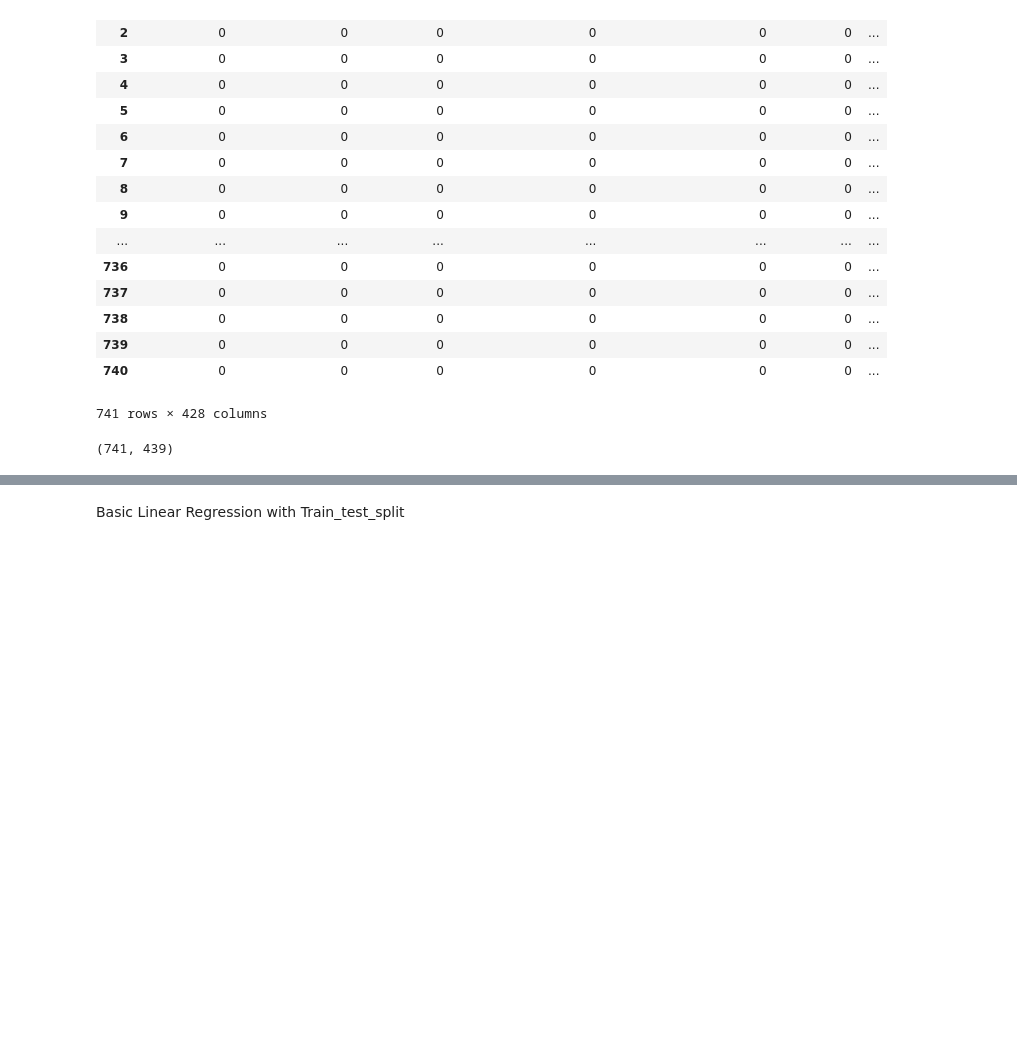
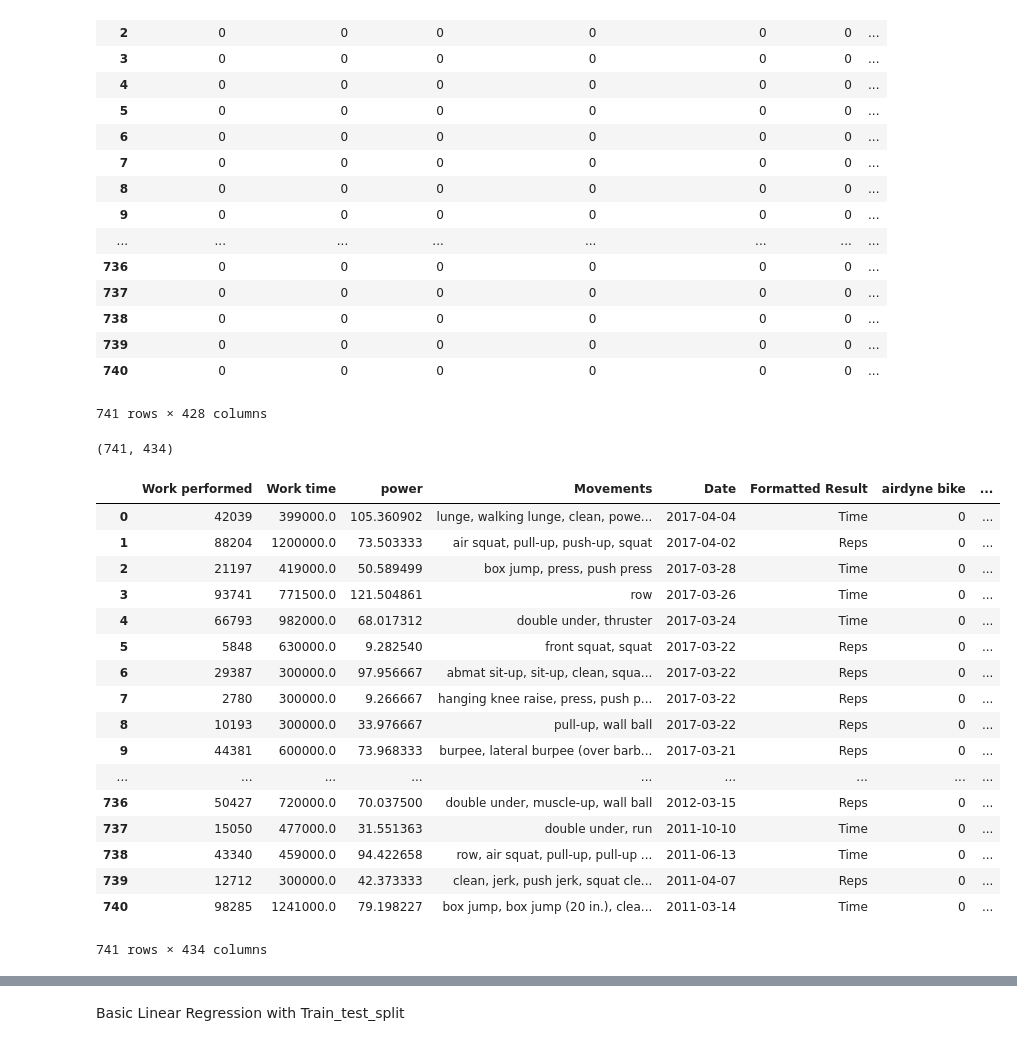
Before and after one commit to wdillon2/CF_workout_predictor, a Jupyter notebook: DA_workouts.ipynb, the cells around one changed output, grey strips where cells are left out. Drawn from its saved outputs; the diff is of its cells as text; code cells hidden in the pictures; blank space fills up the shorter version.

```diff
--- a/DA_workouts.ipynb
+++ b/DA_workouts.ipynb
@@ -56,3 +99,6 @@ res = dict((v,k) for k,v in move_dict.iteritems())
 # %%
 workouts = [x for x in df1.Description]
 work_string = ' '.join(workouts)
+# %%
+for i,x in enumerate(workouts):
+    print i, x
@@ -144,9 +193,32 @@ dtm
 | 740 | 0 | 0 | 0 | 0 | 0 | 0 | ... |
 741 rows × 428 columns
 # %%
-dtm = pd.concat([df1[['Work performed','Work time','power','Movements','Date']], dtm], axis=1)
+dtm = pd.concat([df1[['Work performed','Work time','power','Movements','Date','Formatted Result']], dtm], axis=1)
 dtm.shape
 # %% [output]
-(741, 439)
+(741, 434)
+# %%
+dtm['Formatted Result'] = dtm['Formatted Result'].apply(lambda x: 'Time' if re.search(r'(min|sec)', x) else 'Reps')
+# %%
+dtm
+# %% [output]
+|  | Work performed | Work time | power | Movements | Date | Formatted Result | airdyne bike | ... |
+| 0 | 42039 | 399000.0 | 105.360902 | lunge, walking lunge, clean, powe... | 2017-04-04 | Time | 0 | ... |
+| 1 | 88204 | 1200000.0 | 73.503333 | air squat, pull-up, push-up, squat | 2017-04-02 | Reps | 0 | ... |
+| 2 | 21197 | 419000.0 | 50.589499 | box jump, press, push press | 2017-03-28 | Time | 0 | ... |
+| 3 | 93741 | 771500.0 | 121.504861 | row | 2017-03-26 | Time | 0 | ... |
+| 4 | 66793 | 982000.0 | 68.017312 | double under, thruster | 2017-03-24 | Time | 0 | ... |
+| 5 | 5848 | 630000.0 | 9.282540 | front squat, squat | 2017-03-22 | Reps | 0 | ... |
+| 6 | 29387 | 300000.0 | 97.956667 | abmat sit-up, sit-up, clean, squa... | 2017-03-22 | Reps | 0 | ... |
+| 7 | 2780 | 300000.0 | 9.266667 | hanging knee raise, press, push p... | 2017-03-22 | Reps | 0 | ... |
+| 8 | 10193 | 300000.0 | 33.976667 | pull-up, wall ball | 2017-03-22 | Reps | 0 | ... |
+| 9 | 44381 | 600000.0 | 73.968333 | burpee, lateral burpee (over barb... | 2017-03-21 | Reps | 0 | ... |
+| ... | ... | ... | ... | ... | ... | ... | ... | ... |
+| 736 | 50427 | 720000.0 | 70.037500 | double under, muscle-up, wall ball | 2012-03-15 | Reps | 0 | ... |
+| 737 | 15050 | 477000.0 | 31.551363 | double under, run | 2011-10-10 | Time | 0 | ... |
+| 738 | 43340 | 459000.0 | 94.422658 | row, air squat, pull-up, pull-up ... | 2011-06-13 | Time | 0 | ... |
+| 739 | 12712 | 300000.0 | 42.373333 | clean, jerk, push jerk, squat cle... | 2011-04-07 | Reps | 0 | ... |
+| 740 | 98285 | 1241000.0 | 79.198227 | box jump, box jump (20 in.), clea... | 2011-03-14 | Time | 0 | ... |
+741 rows × 434 columns
 # %%
 dtm['mgw_breakdown'] = dtm['Movements'].apply(mgw_breakdown)
```
Also changed, not shown: parts of 23 cells of this notebook, 2 other files.
